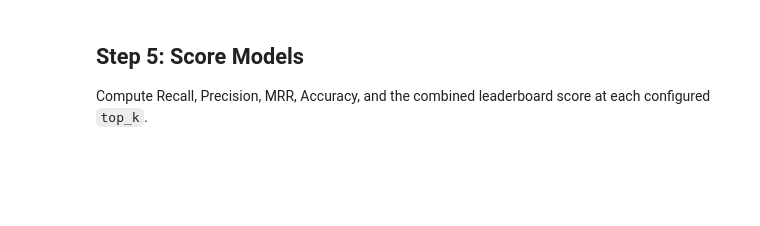
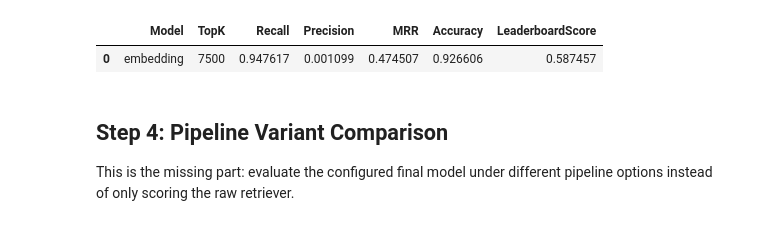
Before and after one commit to sorooshaghaei/retrieval_project, a Jupyter notebook: notebooks/retrieval-evaluation.ipynb, the cells around one changed output. Cells and saved outputs as stored; diff of their text form; code cells hidden in the pictures; blank space fills up the shorter version.

```diff
--- a/notebooks/retrieval-evaluation.ipynb
+++ b/notebooks/retrieval-evaluation.ipynb
@@ -119,18 +173,24 @@ for model_name in set(config.retrieval_pipeline.evaluation_models) | {config.ret
-# %% [markdown]
-## Step 5: Score Models
-
-Compute Recall, Precision, MRR, Accuracy, and the combined leaderboard score at each configured `top_k`.
 # %%
-rows = []
-for model_name, results in results_by_model.items():
+baseline_rows = []
+for model_name, results in baseline_results_by_model.items():
     for top_k in config.retrieval_pipeline.evaluation_top_ks:
         metrics = leaderboard_score(
             truncate_results(results, top_k),
             ground_truth,
             k=top_k,
             accuracy_value=category_artifacts.classifier_accuracy,
         )
-        rows.append({'Model': model_name, 'TopK': int(top_k), **metrics})
+        baseline_rows.append({'Model': model_name, 'TopK': int(top_k), **metrics})
 
-summary_df = pd.DataFrame(rows).sort_values(['LeaderboardScore', 'TopK'], ascending=[False, False]).reset_index(drop=True)
-summary_df
+baseline_summary_df = pd.DataFrame(baseline_rows).sort_values(
+    ['LeaderboardScore', 'MRR', 'Recall', 'TopK'],
+    ascending=[False, False, False, False],
+).reset_index(drop=True)
+baseline_summary_df
+# %% [output]
+|  | Model | TopK | Recall | Precision | MRR | Accuracy | LeaderboardScore |
+| 0 | embedding | 7500 | 0.947617 | 0.001099 | 0.474507 | 0.926606 | 0.587457 |
+# %% [markdown]
+## Step 4: Pipeline Variant Comparison
+
+This is the missing part: evaluate the configured final model under different pipeline options instead of only scoring the raw retriever.
```
Also changed, not shown: parts of 19 cells of this notebook, 3 other files.
